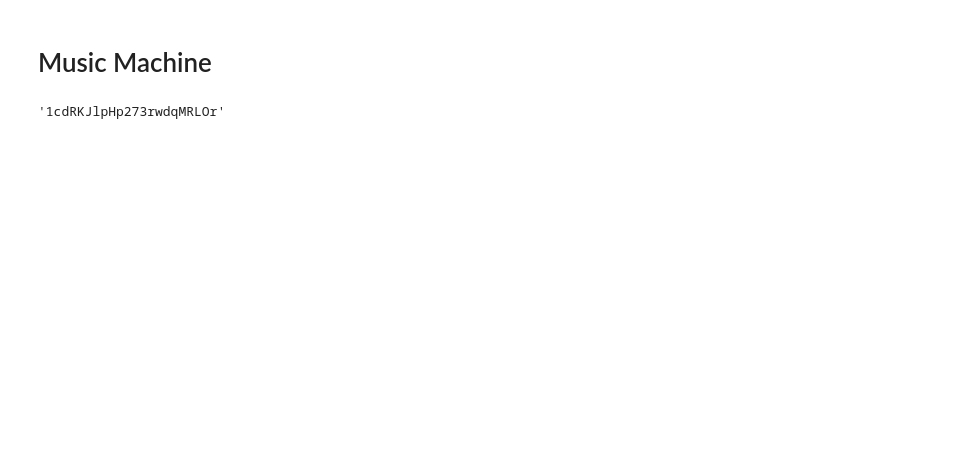
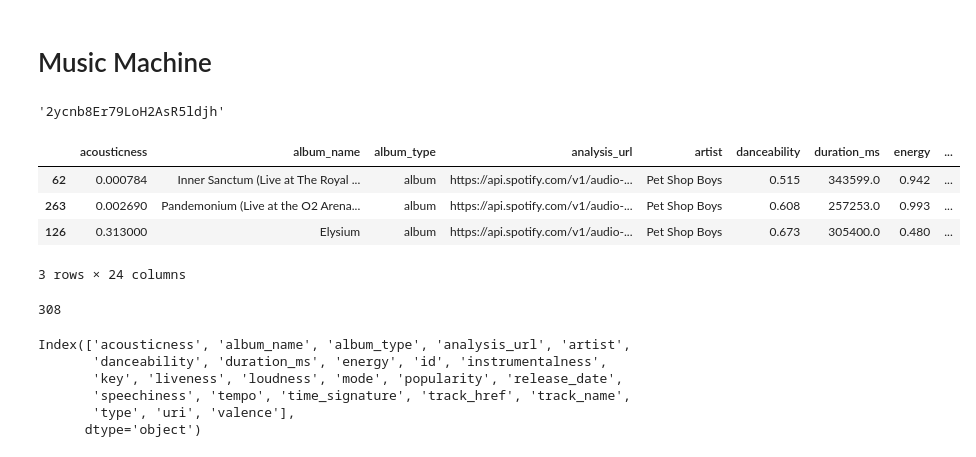
Before and after one commit to ninahew/music_machine, a Jupyter notebook: code/Marvelous Music Machine.ipynb, the cells around one changed output. Drawn from its saved outputs; the diff is of its cells as text; code cells hidden in the pictures; blank space fills up the shorter version.

```diff
--- a/code/Marvelous Music Machine.ipynb
+++ b/code/Marvelous Music Machine.ipynb
@@ -23,6 +21,0 @@ disco_70s_id = 'spotify:playlist:22iiMTWqV9ei1LaNM9BRVQ'
-# %%
-disco_70s = spotify.user_playlist_tracks(user_id, disco_70s_id)
-# disco_70s_ids = disco_70s
-disco_70s['items'][0]['track']['id']
-# %% [output]
-'1cdRKJlpHp273rwdqMRLOr'
@@ -29,18 +24,48 @@ disco_70s['items'][0]['track']['id']
+# %%
+psb_search = spotify.search(q='pet shop boys', type='artist')
+psb_id = psb_search['artists']['items'][0]['id']
+psb_id
+# %% [output]
+'2ycnb8Er79LoH2AsR5ldjh'
 # %%
-tracks = disco_70s['items'][0]['track']
-for track in tracks:
+df = pd.DataFrame()
+filepath = "../data/PSB data.csv"
+if not path.exists(filepath):
+    artist = psb_id
+    albums = spotify.artist_albums(artist)
+    for album in albums['items']:
+        tracks = spotify.album_tracks(album['id'])
+        for track in tracks['items']:
+                full_track = spotify.track(track['id'])
+                audio_features = spotify.audio_features(track['id'])[0]
+                audio_features['track_name'] = track['name']
+                audio_features['album_name'] = album['name']
+                audio_features['album_type'] = album['album_type']
+                audio_features['artist'] = ', '.join(sorted([artist['name'] for artist in track['artists']]))
+                audio_features['release_date'] = album['release_date']
+                audio_features['popularity'] = full_track['popularity']
+                df = df.append(audio_features, ignore_index=True)
+        df.to_csv(path_or_buf = filepath)
+else:
+    df = pd.read_csv(filepath)
 
-#                     full_track = spotify.track(track['id'])
-#                     audio_features = spotify.audio_features(track['id'])[0]
-#                     audio_features['track_name'] = track['name']
-#                     audio_features['album_name'] = album['name']
-#                     audio_features['album_type'] = album['album_type']
-#                     audio_features['artist'] = ', '.join(sorted([artist['name'] for artist in track['artists']]))
-#                     audio_features['release_date'] = album['release_date']
-#                     audio_features['popularity'] = full_track['popularity']
-#                     df = df.append(audio_features, ignore_index=True)
-#     df.to_csv(path_or_buf = filepath)
-# else:
-#     df = pd.read_csv(filepath)
-
-# df.sample(3)
+df.sample(3)
+# %% [output]
+|  | acousticness | album_name | album_type | analysis_url | artist | danceability | duration_ms | energy | ... |
+| 62 | 0.000784 | Inner Sanctum (Live at The Royal ... | album | https://api.spotify.com/v1/audio-... | Pet Shop Boys | 0.515 | 343599.0 | 0.942 | ... |
+| 263 | 0.002690 | Pandemonium (Live at the O2 Arena... | album | https://api.spotify.com/v1/audio-... | Pet Shop Boys | 0.608 | 257253.0 | 0.993 | ... |
+| 126 | 0.313000 | Elysium | album | https://api.spotify.com/v1/audio-... | Pet Shop Boys | 0.673 | 305400.0 | 0.480 | ... |
+3 rows × 24 columns
+# %%
+len(df)
+# %% [output]
+308
+# %%
+df.columns
+# %% [output]
+Index(['acousticness', 'album_name', 'album_type', 'analysis_url', 'artist',
+       'danceability', 'duration_ms', 'energy', 'id', 'instrumentalness',
+       'key', 'liveness', 'loudness', 'mode', 'popularity', 'release_date',
+       'speechiness', 'tempo', 'time_signature', 'track_href', 'track_name',
+       'type', 'uri', 'valence'],
+      dtype='object')
```
Also changed, not shown: parts of 7 cells of this notebook, 1 other file.
